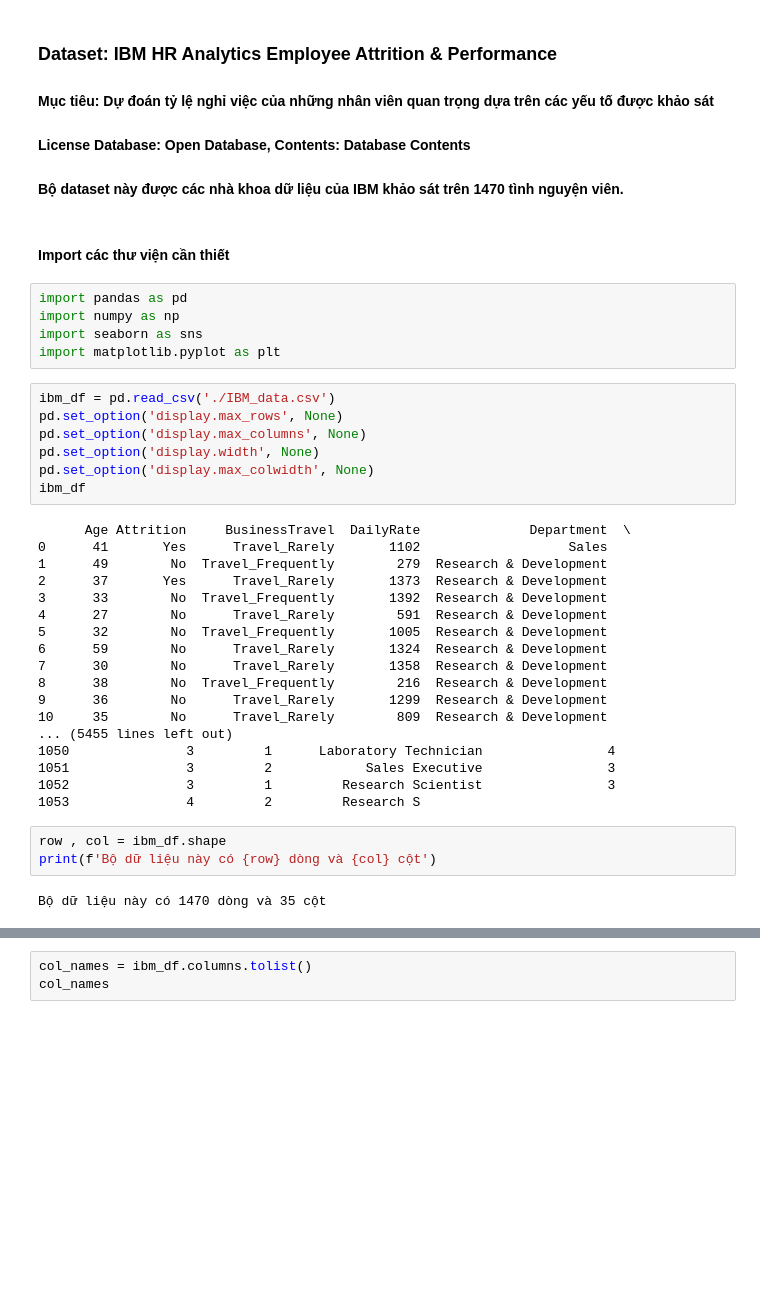
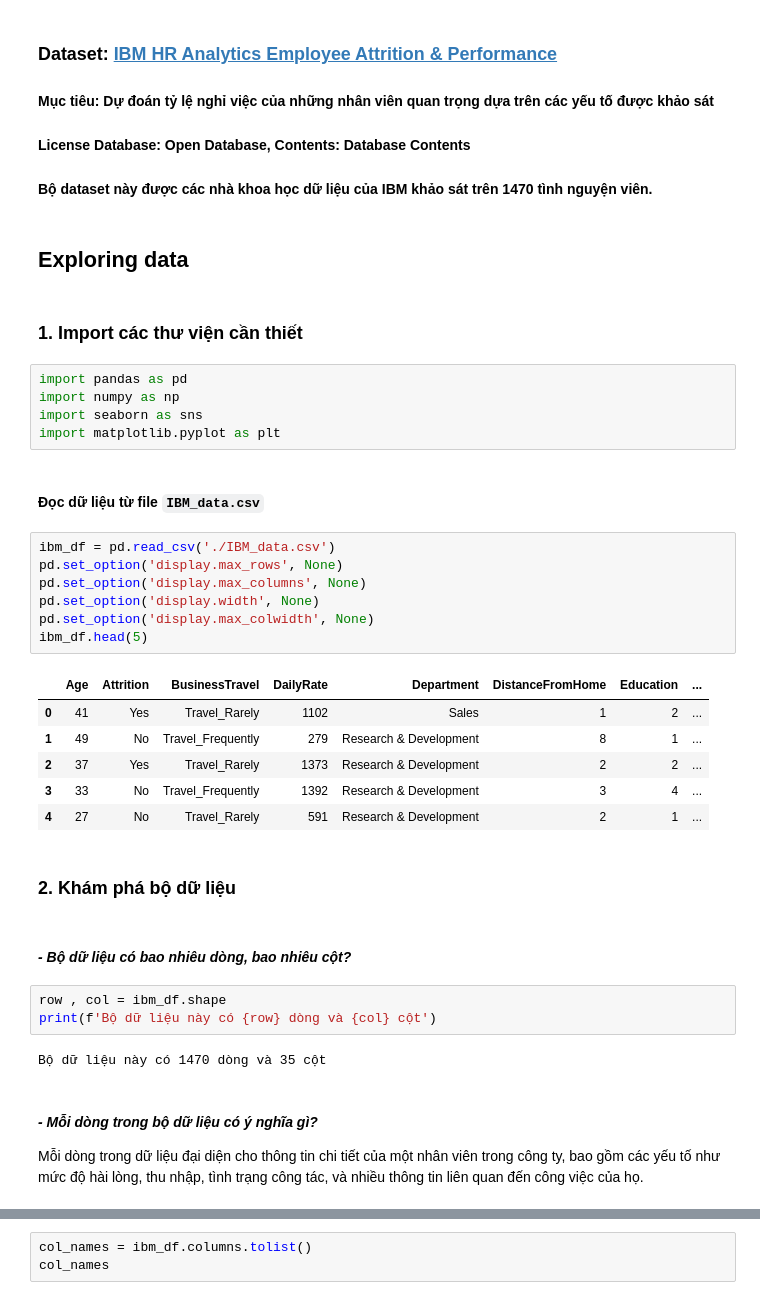
Before and after one commit to hungchou8994/LTKHDL, a Jupyter notebook: Preprocessing.ipynb, the cells around one changed output, grey strips where cells are left out. Cells and saved outputs as stored; diff of their text form; blank space fills up the shorter version.

Commit message:
Done structuring Exploring Data

```diff
--- a/Preprocessing.ipynb
+++ b/Preprocessing.ipynb
@@ -1,42 +3,43 @@
 # %% [markdown]
-### Dataset: **IBM HR Analytics Employee Attrition & Performance**
+### Dataset: [**IBM HR Analytics Employee Attrition & Performance**](https://www.kaggle.com/datasets/pavansubhasht/ibm-hr-analytics-attrition-dataset)
+
 #### Mục tiêu: Dự đoán tỷ lệ nghỉ việc của những nhân viên quan trọng dựa trên các yếu tố được khảo sát
 #### License Database: Open Database, Contents: Database Contents
-#### Bộ dataset này được các nhà khoa dữ liệu của IBM khảo sát trên 1470 tình nguyện viên.
+#### Bộ dataset này được các nhà khoa học dữ liệu của IBM khảo sát trên 1470 tình nguyện viên.
+# %% [markdown]
+## __Exploring data__
 # %% [markdown]
-#### Import các thư viện cần thiết
+### __1. Import các thư viện cần thiết__
 # %%
 import pandas as pd
 import numpy as np
 import seaborn as sns
 import matplotlib.pyplot as plt
+# %% [markdown]
+#### Đọc dữ liệu từ file `IBM_data.csv`
 # %%
 ibm_df = pd.read_csv('./IBM_data.csv')
 pd.set_option('display.max_rows', None)
 pd.set_option('display.max_columns', None)
 pd.set_option('display.width', None)
 pd.set_option('display.max_colwidth', None)
-ibm_df
+ibm_df.head(5)
 # %% [output]
-      Age Attrition     BusinessTravel  DailyRate              Department  \
-0      41       Yes      Travel_Rarely       1102                   Sales
-1      49        No  Travel_Frequently        279  Research & Development
-2      37       Yes      Travel_Rarely       1373  Research & Development
-3      33        No  Travel_Frequently       1392  Research & Development
-4      27        No      Travel_Rarely        591  Research & Development
-5      32        No  Travel_Frequently       1005  Research & Development
-6      59        No      Travel_Rarely       1324  Research & Development
-7      30        No      Travel_Rarely       1358  Research & Development
-8      38        No  Travel_Frequently        216  Research & Development
-9      36        No      Travel_Rarely       1299  Research & Development
-10     35        No      Travel_Rarely        809  Research & Development
-... (5455 lines left out)
-1050               3         1      Laboratory Technician                4
-1051               3         2            Sales Executive                3
-1052               3         1         Research Scientist                3
-1053               4         2         Research S
+|  | Age | Attrition | BusinessTravel | DailyRate | Department | DistanceFromHome | Education | ... |
+| 0 | 41 | Yes | Travel_Rarely | 1102 | Sales | 1 | 2 | ... |
+| 1 | 49 | No | Travel_Frequently | 279 | Research & Development | 8 | 1 | ... |
+| 2 | 37 | Yes | Travel_Rarely | 1373 | Research & Development | 2 | 2 | ... |
+| 3 | 33 | No | Travel_Frequently | 1392 | Research & Development | 3 | 4 | ... |
+| 4 | 27 | No | Travel_Rarely | 591 | Research & Development | 2 | 1 | ... |
+# %% [markdown]
+### __2. Khám phá bộ dữ liệu__
+# %% [markdown]
+#### _- Bộ dữ liệu có bao nhiêu dòng, bao nhiêu cột?_
 # %%
 row , col = ibm_df.shape
 print(f'Bộ dữ liệu này có {row} dòng và {col} cột')
 # %% [output]
 Bộ dữ liệu này có 1470 dòng và 35 cột
+# %% [markdown]
+#### _- Mỗi dòng trong bộ dữ liệu có ý nghĩa gì?_
+Mỗi dòng trong dữ liệu đại diện cho thông tin chi tiết của một nhân viên trong công ty, bao gồm các yếu tố như mức độ hài lòng, thu nhập, tình trạng công tác, và nhiều thông tin liên quan đến công việc của họ.
```
Also changed, not shown: parts of 31 cells of this notebook, 1 other file.
